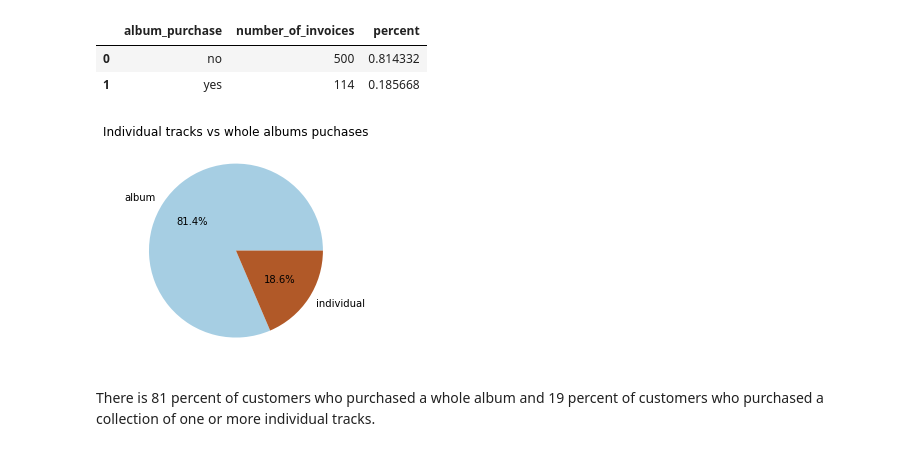
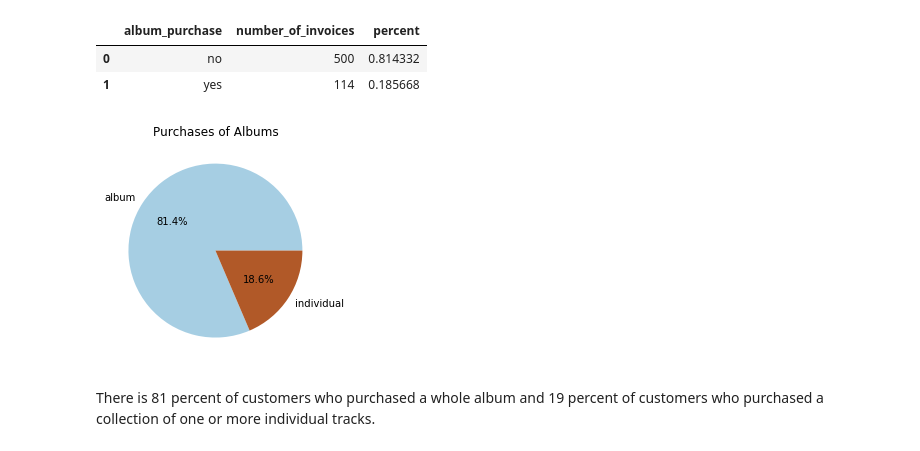
Before and after one commit to zotko/data-science-portfolio, a Jupyter notebook: analyzing_chinook_database_with_sql/analyzing_chinook_database_using_sql.ipynb, the cells around one changed output. Saved outputs shown, nothing was run; the diff lists cells and outputs as text; code cells hidden in the pictures.

```diff
--- a/analyzing_chinook_database_with_sql/analyzing_chinook_database_using_sql.ipynb
+++ b/analyzing_chinook_database_with_sql/analyzing_chinook_database_using_sql.ipynb
@@ -335,16 +335,16 @@ album_purchases
 | 1 | yes | 114 | 0.185668 |
 # %%
 ax = album_purchases.set_index('album_purchase').rename({'yes':'individual', 'no':'album'}).\
-plot.pie(y='number_of_invoices', title='Individual tracks vs whole albums puchases',
+plot.pie(y='number_of_invoices', title='Purchases of Albums',
          legend=False,
          colormap=plt.cm.Paired,
          autopct='%1.1f%%')
 
 ax.spines["top"].set_visible(False)
 ax.spines["right"].set_visible(False)
 _ = ax.set_ylabel('')
 # %% [output]
-[figure, old version]
+[figure, new version]
 # %% [markdown]
 There is 81 percent of customers who purchased a whole album and 19 percent of customers who purchased a collection of one or more individual tracks.
 # %% [markdown]
```
Also changed, not shown: parts of 2 cells of this notebook.
